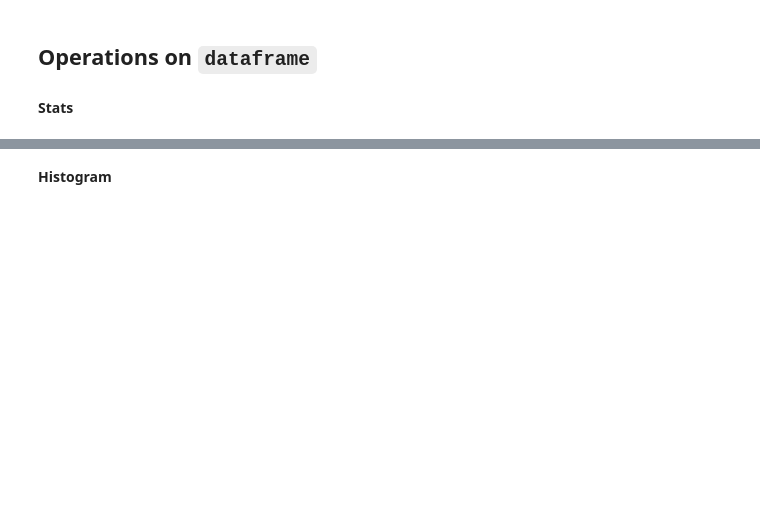
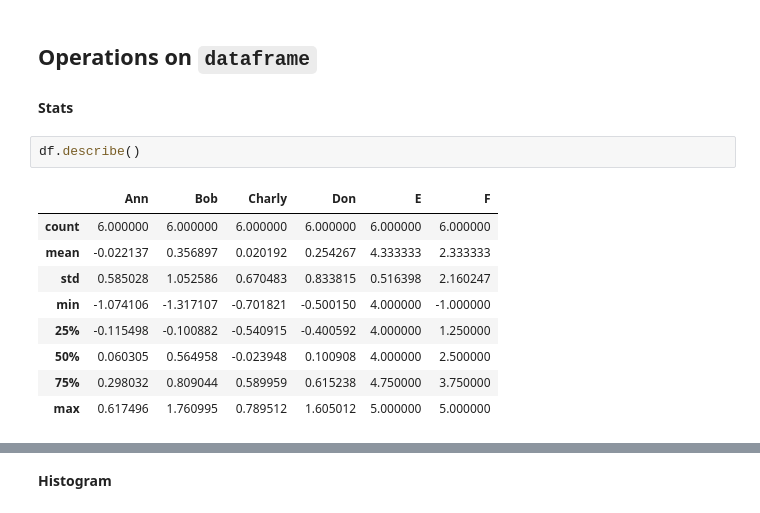
Before and after one commit to xiangshiyin/data-programming-with-python, a Jupyter notebook: 2023-summmer/2023-06-21/notebook/concept_and_code_demo.ipynb, the cells around one changed output, grey strips where cells are left out. Saved outputs shown, nothing was run; the diff lists cells and outputs as text; blank space fills up the shorter version.

```diff
--- a/2023-summmer/2023-06-21/notebook/concept_and_code_demo.ipynb
+++ b/2023-summmer/2023-06-21/notebook/concept_and_code_demo.ipynb
@@ -626,5 +1345,17 @@ df1.fillna(value=-999)
 ## Operations on `dataframe`
 # %% [markdown]
 **Stats**
+# %%
+df.describe()
+# %% [output]
+|  | Ann | Bob | Charly | Don | E | F |
+| count | 6.000000 | 6.000000 | 6.000000 | 6.000000 | 6.000000 | 6.000000 |
+| mean | -0.022137 | 0.356897 | 0.020192 | 0.254267 | 4.333333 | 2.333333 |
+| std | 0.585028 | 1.052586 | 0.670483 | 0.833815 | 0.516398 | 2.160247 |
+| min | -1.074106 | -1.317107 | -0.701821 | -0.500150 | 4.000000 | -1.000000 |
+| 25% | -0.115498 | -0.100882 | -0.540915 | -0.400592 | 4.000000 | 1.250000 |
+| 50% | 0.060305 | 0.564958 | -0.023948 | 0.100908 | 4.000000 | 2.500000 |
+| 75% | 0.298032 | 0.809044 | 0.589959 | 0.615238 | 4.750000 | 3.750000 |
+| max | 0.617496 | 1.760995 | 0.789512 | 1.605012 | 5.000000 | 5.000000 |
 # %%
 df
```
Also changed, not shown: parts of 147 cells of this notebook.
